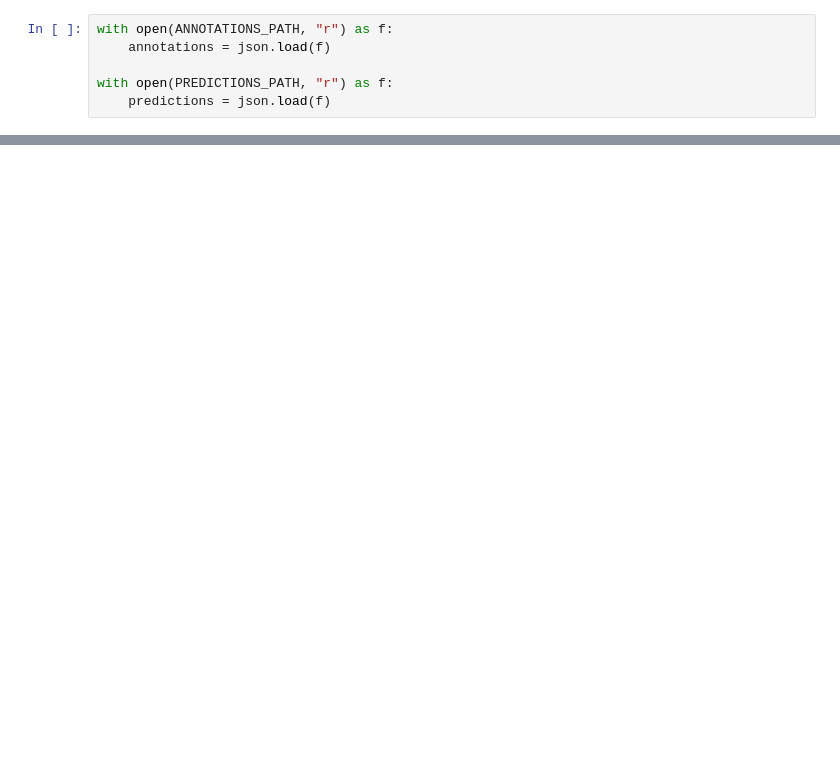
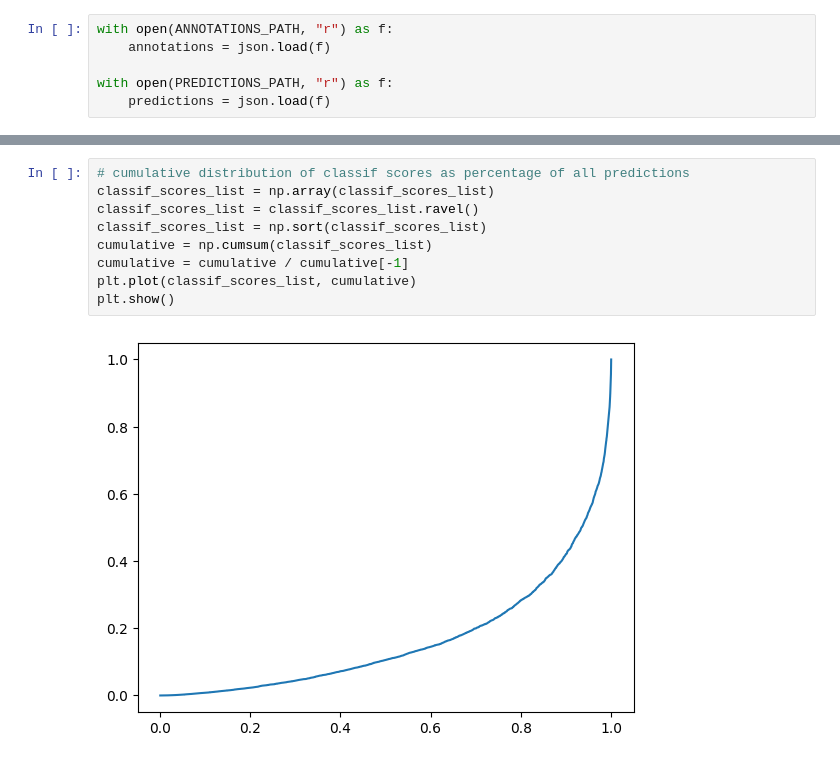
Before and after one commit to vincentblot28/follicle-assessment, a Jupyter notebook: notebooks/analyse_ltt_yolo.ipynb, the cells around one changed output, grey strips where cells are left out. Cells and saved outputs as stored; diff of their text form; blank space fills up the shorter version.

```diff
--- a/notebooks/analyse_ltt_yolo.ipynb
+++ b/notebooks/analyse_ltt_yolo.ipynb
@@ -34 +51,12 @@ with open(PREDICTIONS_PATH, "r") as f:
+# %%
+# cumulative distribution of classif scores as percentage of all predictions
+classif_scores_list = np.array(classif_scores_list)
+classif_scores_list = classif_scores_list.ravel()
+classif_scores_list = np.sort(classif_scores_list)
+cumulative = np.cumsum(classif_scores_list)
+cumulative = cumulative / cumulative[-1]
+plt.plot(classif_scores_list, cumulative)
+plt.show()
+# %% [output]
+[figure, added]
 # %%
```
Also changed, not shown: parts of 16 cells of this notebook, 3 other files.
